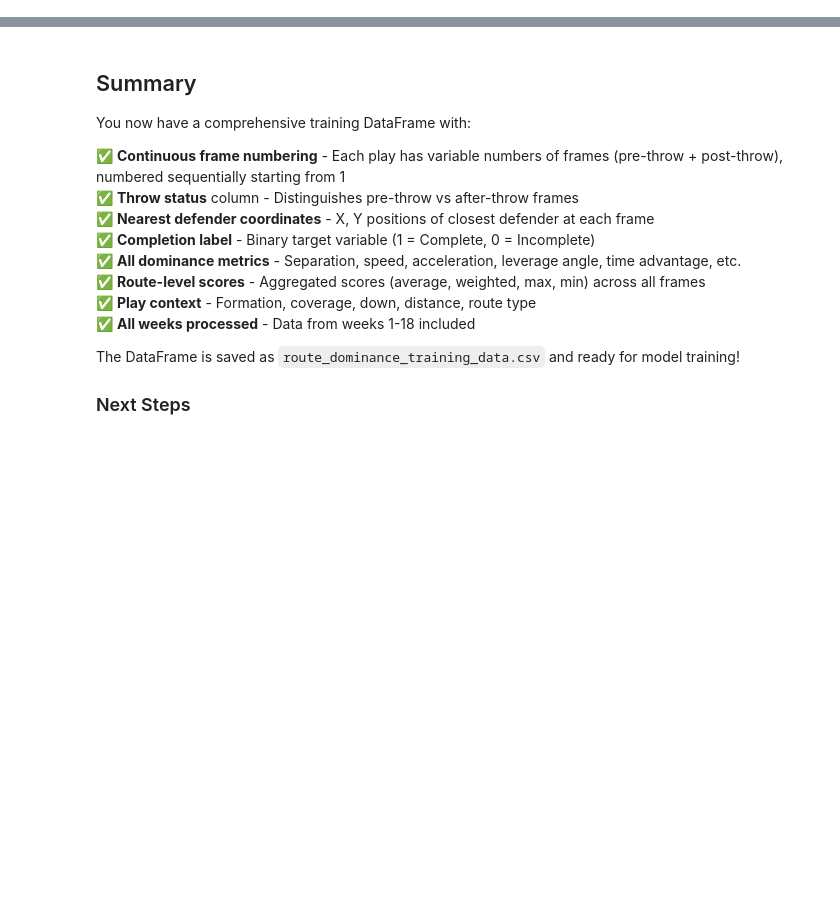
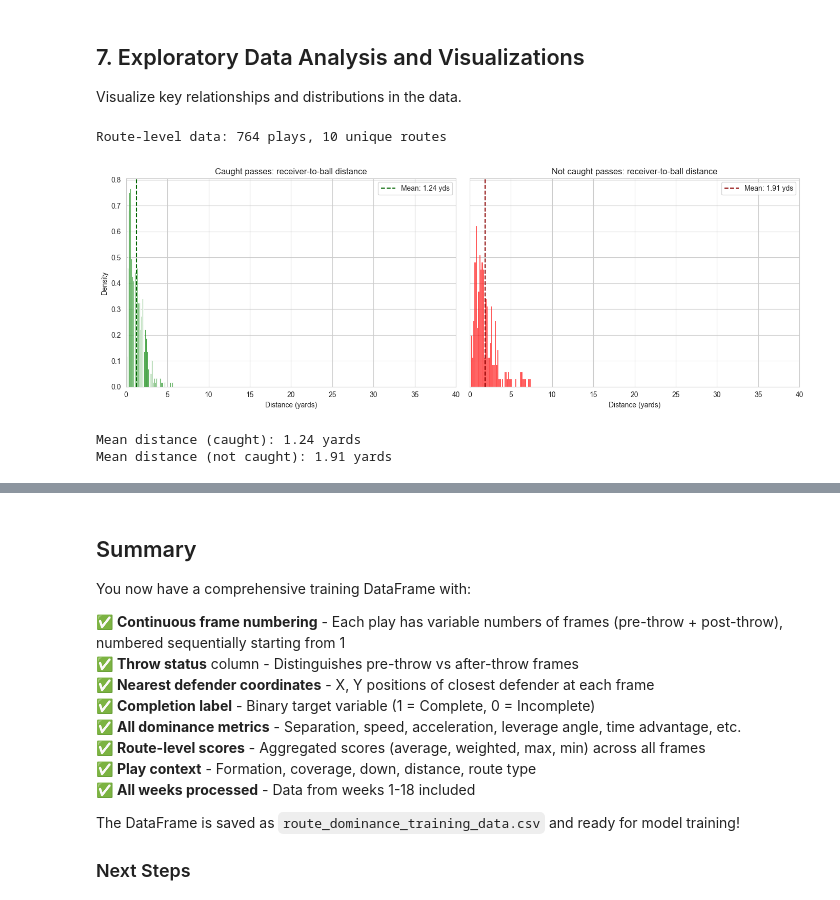
Before and after one commit to alexanderlee10/NFL-Databowl-2025, a Jupyter notebook: 12-5 NFL databowl working/12-5 NFL databowl working notebook.ipynb, the cells around one changed output, grey strips where cells are left out. Cells and saved outputs as stored; diff of their text form; code cells hidden in the pictures; blank space fills up the shorter version.

```diff
--- a/12-5 NFL databowl working/12-5 NFL databowl working notebook.ipynb
+++ b/12-5 NFL databowl working/12-5 NFL databowl working notebook.ipynb
@@ -1150,0 +890,67 @@ time_advantage                  NaN         NaN         NaN
+# %% [markdown]
+## 7. Exploratory Data Analysis and Visualizations
+
+Visualize key relationships and distributions in the data.
+# %%
+# Create route-level data (one row per play) for EDA
+route_level_df = training_df.groupby(["game_id", "play_id"]).agg({
+    "dist_to_ball": "last",
+    "sep_nearest": "last",
+    "is_complete": "first",
+    "route": "first",
+    "dominance_score": "mean",
+    "receiver_speed": "mean",
+    "leverage_angle": "mean"
+}).reset_index()
+
+print(f"Route-level data: {route_level_df.shape[0]} plays, {route_level_df['route'].nunique()} unique routes")
+# %% [output]
+Route-level data: 764 plays, 10 unique routes
+# %%
+# Plot 1: Distance to ball distribution - caught vs not caught
+fig, axes = plt.subplots(1, 2, figsize=(14, 5), sharex=True, sharey=True)
+
+caught_mask = route_level_df["is_complete"] == 1
+not_caught_mask = route_level_df["is_complete"] == 0
+
+sns.histplot(
+    route_level_df.loc[caught_mask, "dist_to_ball"],
+    bins=50,
+    stat="density",
+    ax=axes[0],
+    color="green",
+    alpha=0.7
+)
+axes[0].set_xlim(0, 40)
+axes[0].set_title("Caught passes: receiver-to-ball distance")
+axes[0].set_xlabel("Distance (yards)")
+axes[0].axvline(route_level_df.loc[caught_mask, "dist_to_ball"].mean(),
+                color="darkgreen", linestyle="--",
+                label=f"Mean: {route_level_df.loc[caught_mask, 'dist_to_ball'].mean():.2f} yds")
+axes[0].legend()
+
+sns.histplot(
+    route_level_df.loc[not_caught_mask, "dist_to_ball"],
+    bins=50,
+    stat="density",
+    ax=axes[1],
+    color="red",
+    alpha=0.7
+)
+axes[1].set_xlim(0, 40)
+axes[1].set_title("Not caught passes: receiver-to-ball distance")
+axes[1].set_xlabel("Distance (yards)")
+axes[1].axvline(route_level_df.loc[not_caught_mask, "dist_to_ball"].mean(),
+                color="darkred", linestyle="--",
+                label=f"Mean: {route_level_df.loc[not_caught_mask, 'dist_to_ball'].mean():.2f} yds")
+axes[1].legend()
+
+plt.tight_layout()
+plt.show()
+
+print(f"Mean distance (caught): {route_level_df.loc[caught_mask, 'dist_to_ball'].mean():.2f} yards")
+print(f"Mean distance (not caught): {route_level_df.loc[not_caught_mask, 'dist_to_ball'].mean():.2f} yards")
+# %% [output]
+[figure, added]
+Mean distance (caught): 1.24 yards
+Mean distance (not caught): 1.91 yards
```
Also changed, not shown: parts of 79 cells of this notebook.
